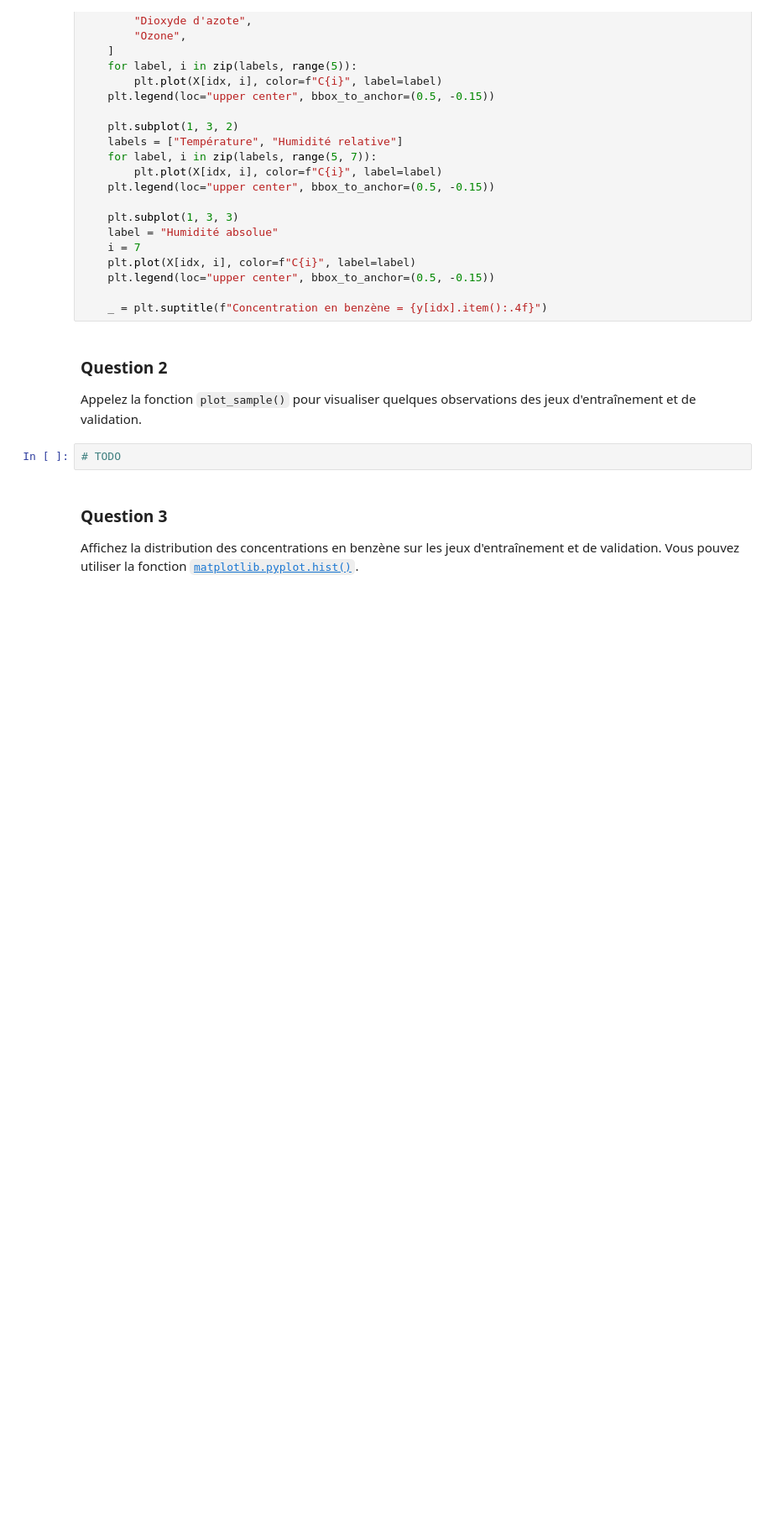
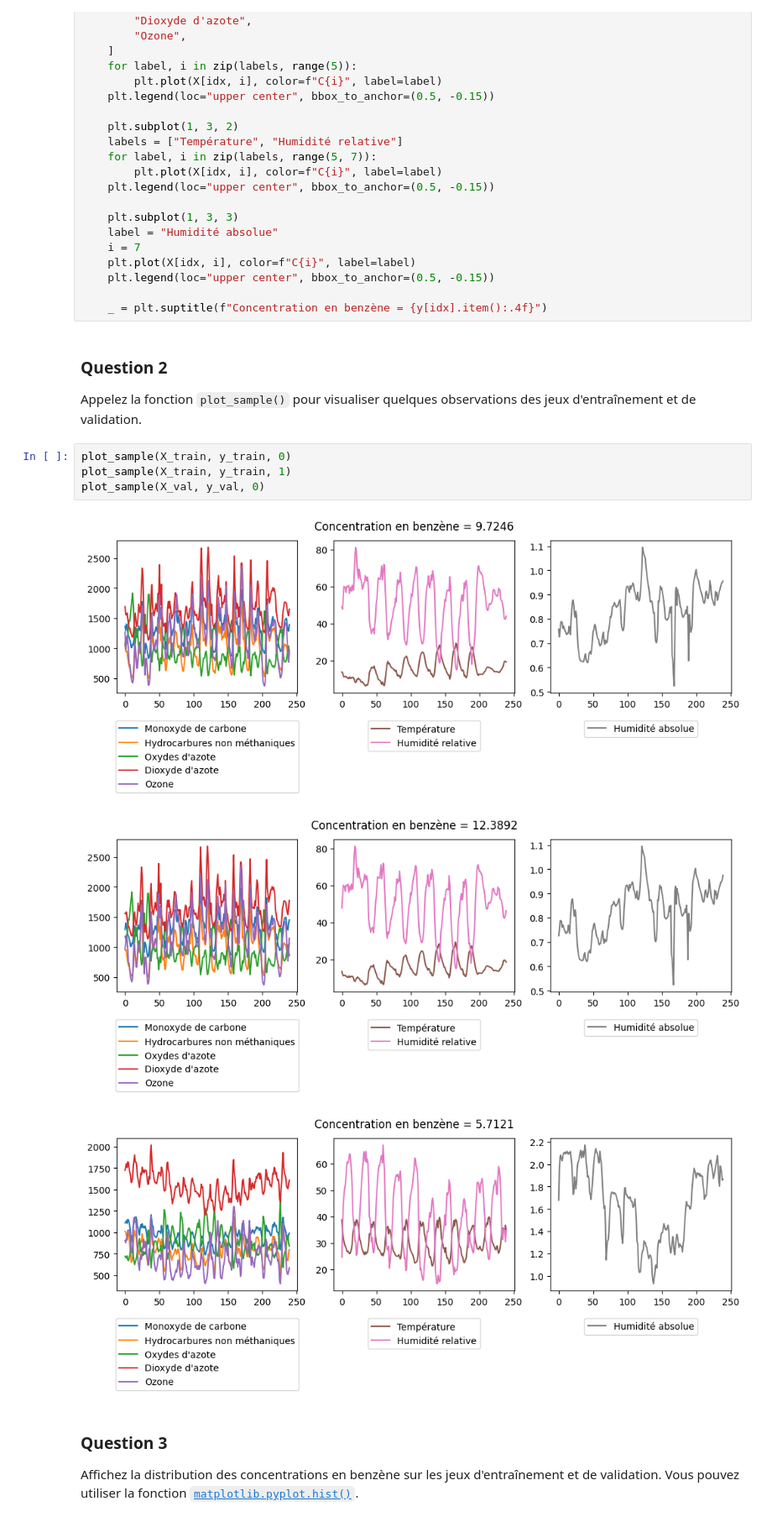
Before and after one commit to yann-mhni/ENSAI-2A-Java-TP, a Jupyter notebook: notebooks/TP_3_1_énoncé.ipynb, the cells around one changed output. Shown at 84% size. Cells and saved outputs as stored; diff of their text form; blank space fills up the shorter version.

```diff
--- a/notebooks/TP_3_1_énoncé.ipynb
+++ b/notebooks/TP_3_1_énoncé.ipynb
@@ -165,7 +171,13 @@ def plot_sample(X, y, idx):
 
 Appelez la fonction `plot_sample()` pour visualiser quelques observations des jeux d'entraînement et de validation.
 # %%
-# TODO
+plot_sample(X_train, y_train, 0)
+plot_sample(X_train, y_train, 1)
+plot_sample(X_val, y_val, 0)
+# %% [output]
+[figure, added]
+[figure, added]
+[figure, added]
 # %% [markdown]
 ### Question 3
 
```
Also changed, not shown: parts of 19 cells of this notebook.
